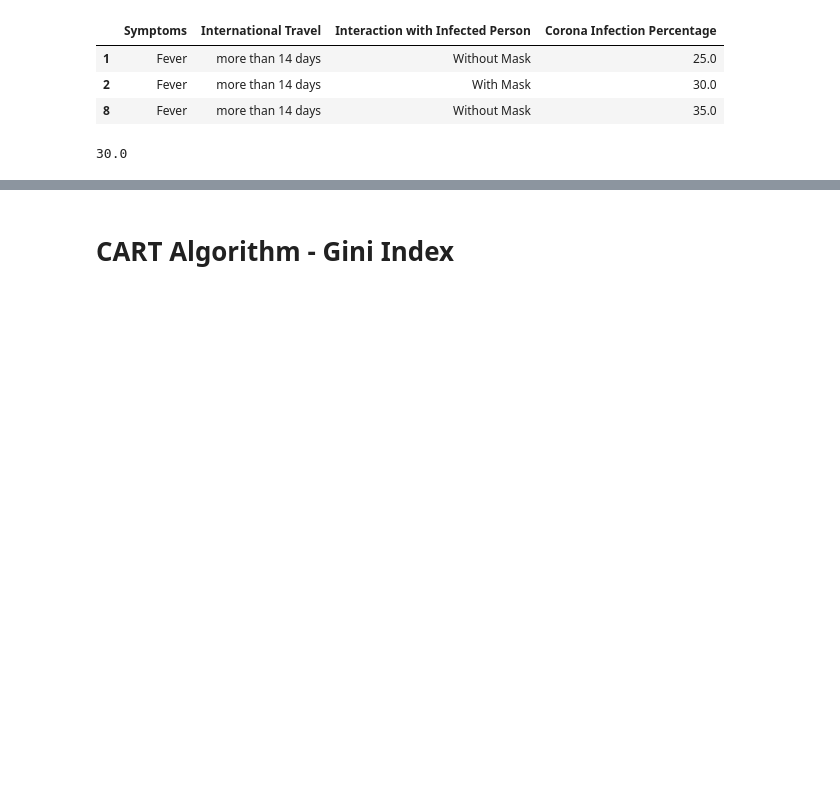
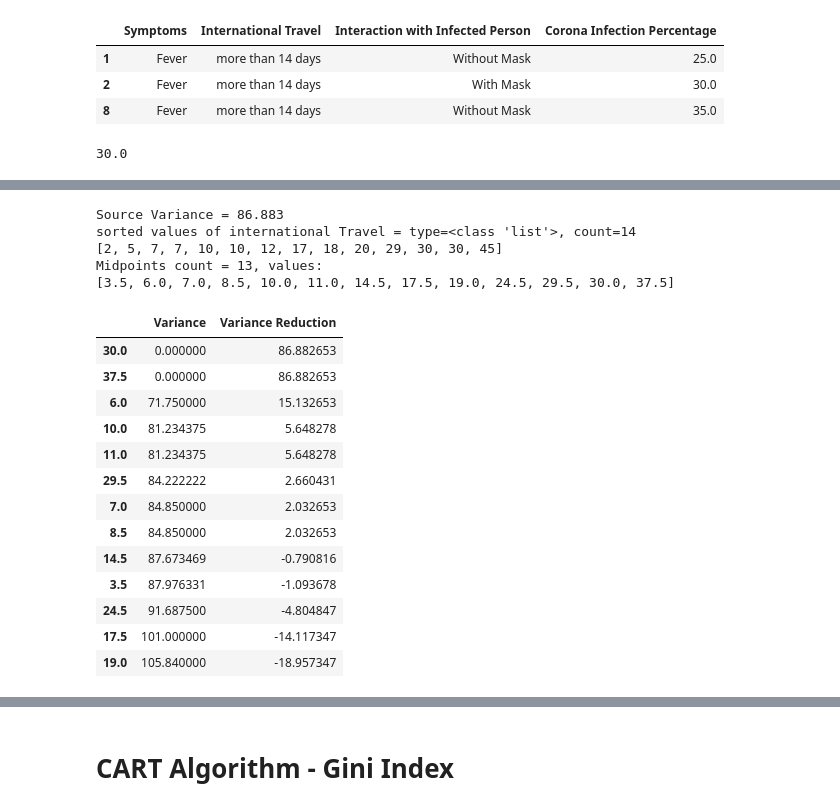
Before and after one commit to mkkadambi/machine-learning, a Jupyter notebook: Decision Trees Quizes.ipynb, the cells around one changed output, grey strips where cells are left out. Saved outputs shown, nothing was run; the diff lists cells and outputs as text; code cells hidden in the pictures; blank space fills up the shorter version.

```diff
--- a/Decision Trees Quizes.ipynb
+++ b/Decision Trees Quizes.ipynb
@@ -795,0 +840,57 @@ avg = data_df[(data_df.Symptoms == 'Fever') &
+# %%
+#Finding the split value of International Travel
+# Source Variance calculation
+source_var = (std_dev(data_df,'Corona Infection Percentage'))**2
+print(f'Source Variance = {source_var:.3f}')
+
+# Sorting values of the column
+sorted_values = list(data_df['International Travel'].apply(lambda x: int(x)))
+sorted_values.sort()
+print(f'sorted values of international Travel = type={type(sorted_values)}, count={len(sorted_values)}')
+print(sorted_values)
+
+# Finding midpoints of each pair of values
+midpoints = [(int(a)+int(b))/2 for  a,b in zip(sorted_values[1:], sorted_values[:-1]) if not math.isnan(float(b))]
+print(f'Midpoints count = {len(midpoints)}, values:')
+print(midpoints)
+
+# For every midpoint, find the variance of the target
+
+#Filter thhe datapoints that have values greater than the mid point and
+# find the target variance
+variances = {midpoint:(std_dev(data_df[data_df['International Travel']>midpoint],
+                              'Corona Infection Percentage'))**2
+                 for midpoint in midpoints
+                }
+variances_df = pd.DataFrame(data=variances.values(),
+                            index = variances.keys(),
+                            columns = ['Variance']
+                           )
+variances_df['Variance Reduction'] = source_var - variances_df['Variance']
+
+#Sorting the variances_df by Variance Reduction to find the split value
+variances_df.sort_values('Variance Reduction',
+                         ascending=False,
+                         inplace=True
+                        )
+variances_df
+# %% [output]
+Source Variance = 86.883
+sorted values of international Travel = type=<class 'list'>, count=14
+[2, 5, 7, 7, 10, 10, 12, 17, 18, 20, 29, 30, 30, 45]
+Midpoints count = 13, values:
+[3.5, 6.0, 7.0, 8.5, 10.0, 11.0, 14.5, 17.5, 19.0, 24.5, 29.5, 30.0, 37.5]
+|  | Variance | Variance Reduction |
+| 30.0 | 0.000000 | 86.882653 |
+| 37.5 | 0.000000 | 86.882653 |
+| 6.0 | 71.750000 | 15.132653 |
+| 10.0 | 81.234375 | 5.648278 |
+| 11.0 | 81.234375 | 5.648278 |
+| 29.5 | 84.222222 | 2.660431 |
+| 7.0 | 84.850000 | 2.032653 |
+| 8.5 | 84.850000 | 2.032653 |
+| 14.5 | 87.673469 | -0.790816 |
+| 3.5 | 87.976331 | -1.093678 |
+| 24.5 | 91.687500 | -4.804847 |
+| 17.5 | 101.000000 | -14.117347 |
+| 19.0 | 105.840000 | -18.957347 |
```
Also changed, not shown: parts of 5 cells of this notebook.
